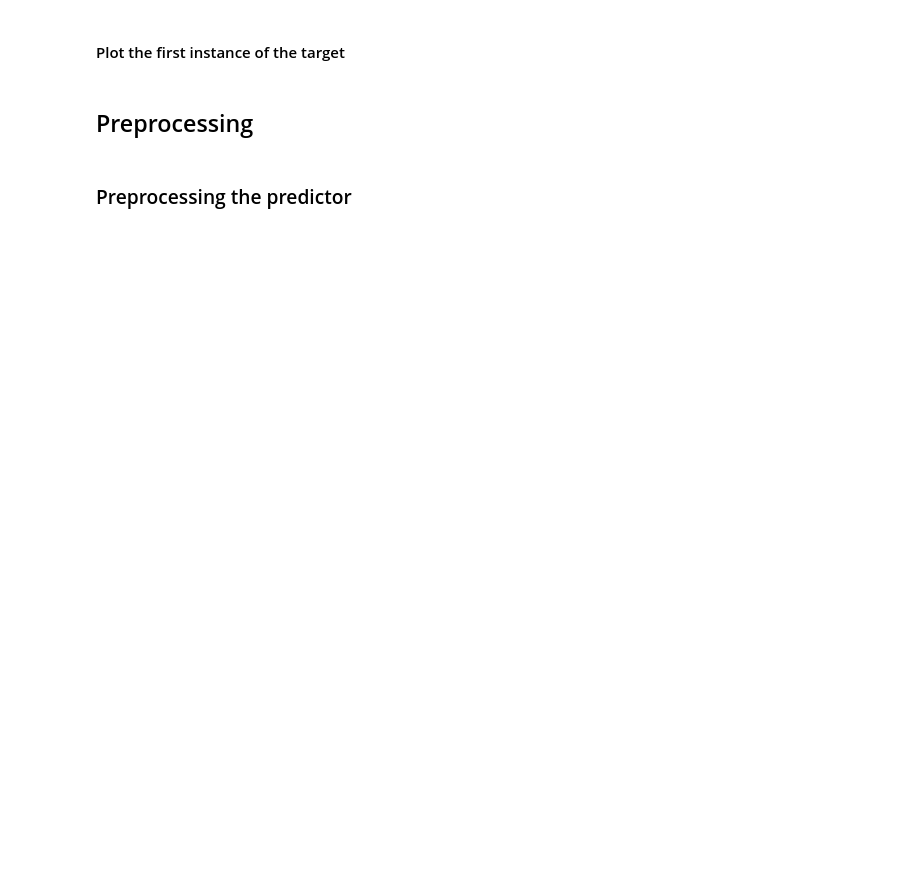
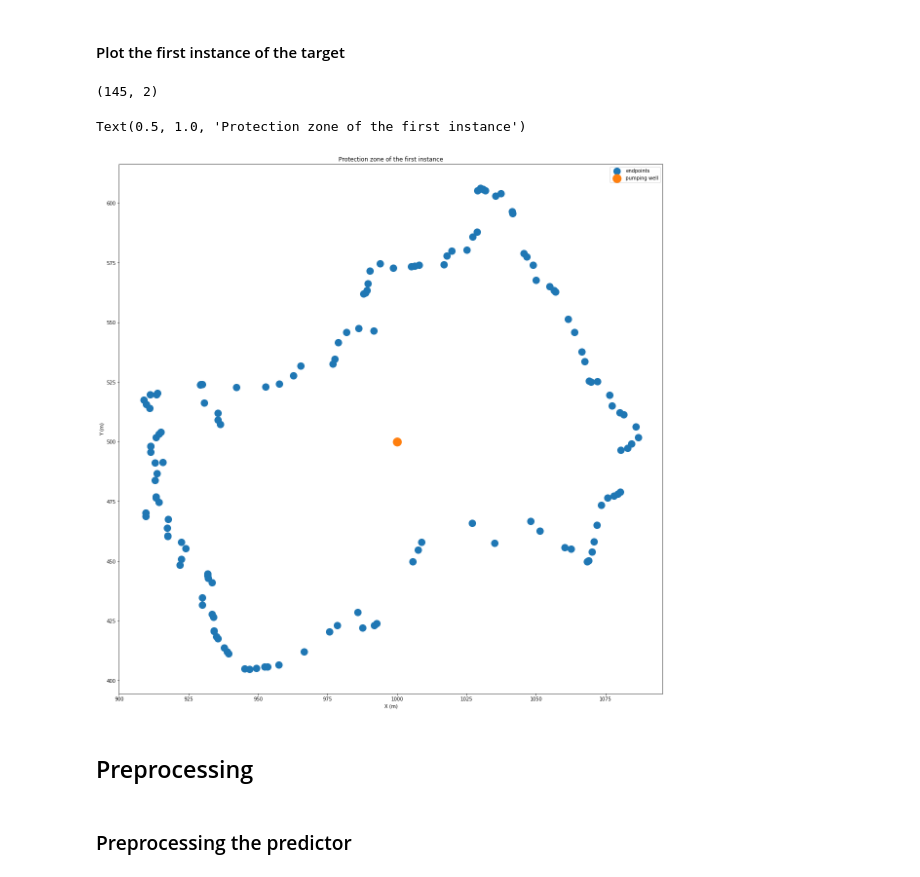
Before and after one commit to robinthibaut/kaggle, a Jupyter notebook: whpa/notebooks/whpa.ipynb, the cells around one changed output. Cells and saved outputs as stored; diff of their text form; code cells hidden in the pictures; blank space fills up the shorter version.

```diff
--- a/whpa/notebooks/whpa.ipynb
+++ b/whpa/notebooks/whpa.ipynb
@@ -112,16 +165,21 @@ plt.title('Breakthrough curves of the first instance')
 # %%
 print(y[0].shape)
 # out: (145, 2)
 # 145 is the number of particles (vertexes)
 # 2 indicates X and Y coordinates
 # let's have a look at the first instance (scatter plot)
-plt.scatter(y[0][:, 0], y[0][:, 1], label='endpoints')
+plt.figure(figsize=(20, 20))
+plt.scatter(y[0][:, 0], y[0][:, 1], s=200, label='endpoints')
 # let's add the pumping well
-plt.scatter(1000, 500, label='pumping well')
+plt.scatter(1000, 500, s=300, label='pumping well')
 plt.xlabel('X (m)')
 plt.ylabel('Y (m)')
 plt.legend()
 plt.title('Protection zone of the first instance')
+# %% [output]
+(145, 2)
+Text(0.5, 1.0, 'Protection zone of the first instance')
+[figure, added]
 # %% [markdown]
 ## Preprocessing ##
 # %% [markdown]
```
Also changed, not shown: parts of 17 cells of this notebook.
